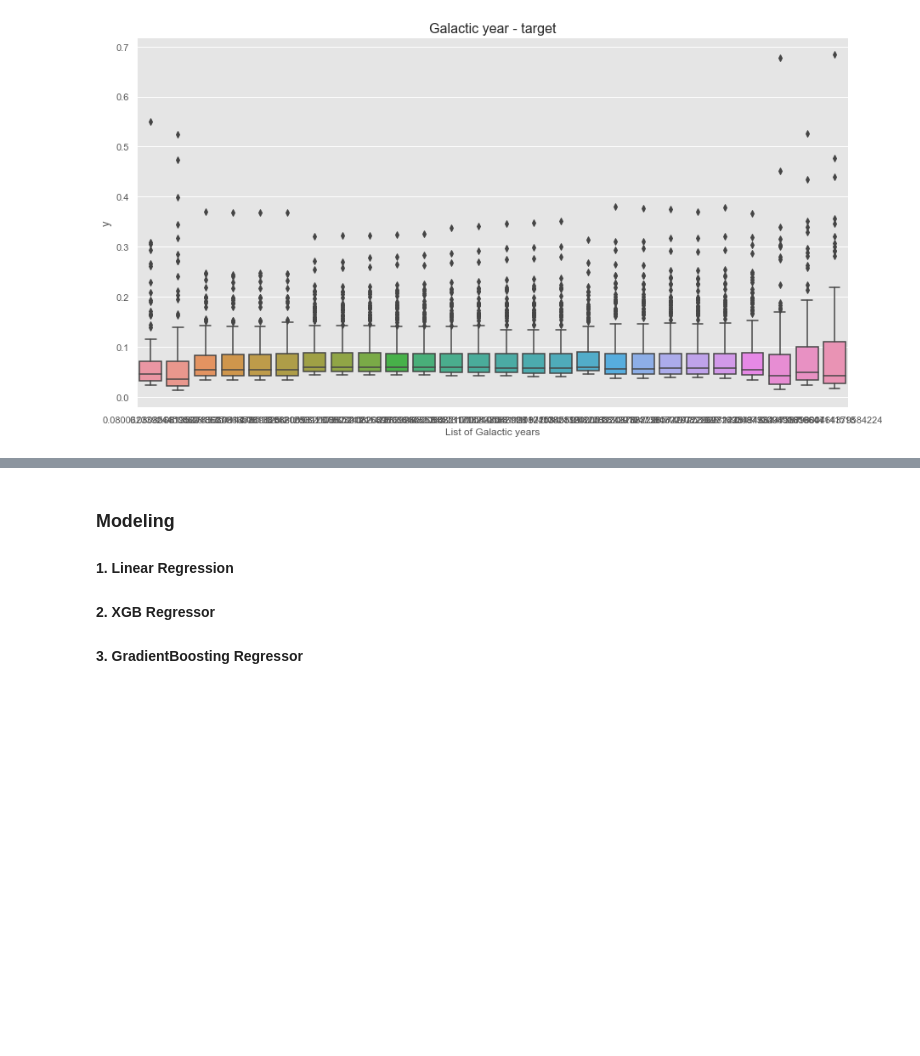
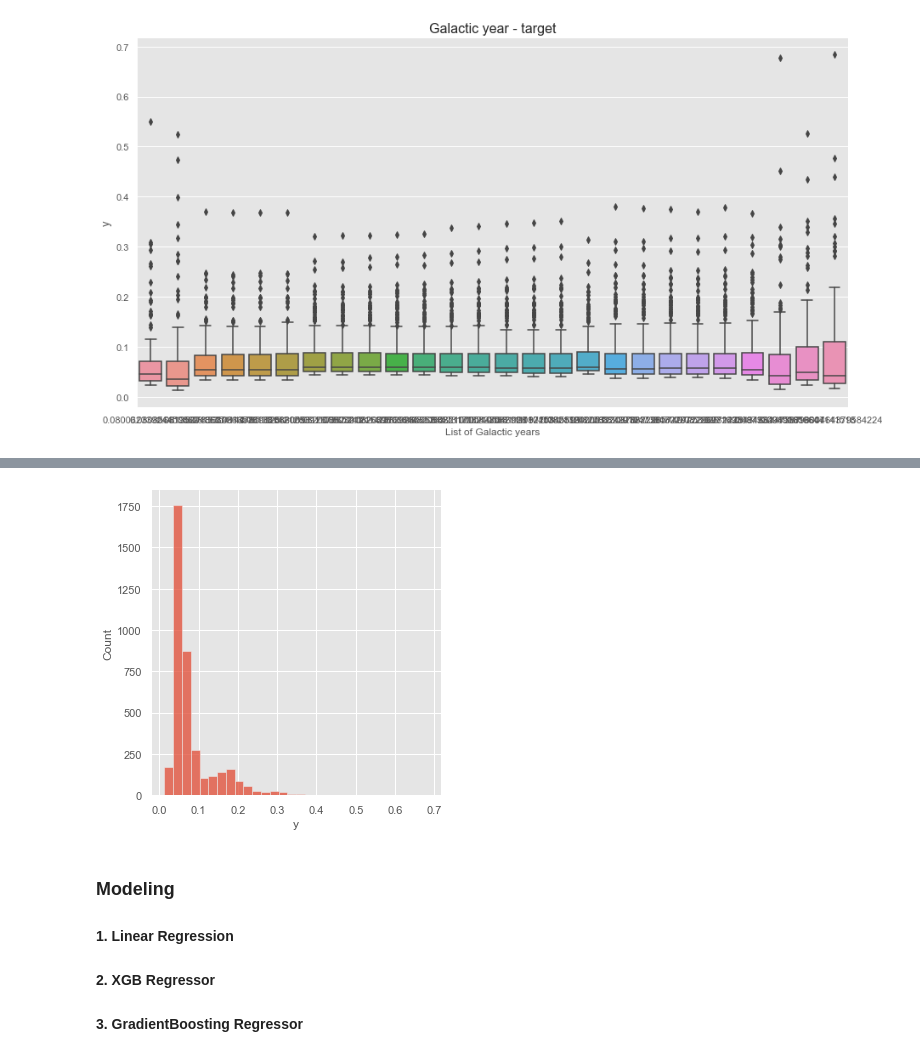
Before and after one commit to kamalzada/Machine-Learning-Projects, a Jupyter notebook: Capstone-Projects/Capstone-Project#2.ipynb, the cells around one changed output, grey strips where cells are left out. Cells and saved outputs as stored; diff of their text form; code cells hidden in the pictures; blank space fills up the shorter version.

```diff
--- a/Capstone-Projects/Capstone-Project#2.ipynb
+++ b/Capstone-Projects/Capstone-Project#2.ipynb
@@ -539,3 +553,9 @@ for f in cols:
+# %%
+#Lastly, let's check the distribution of our target variable. This will be useful at the end in the prediction phase
+sns.displot(df_train['y'], bins=30)
+plt.show()
+# %% [output]
+[figure, added]
 # %% [markdown]
 ### Modeling
 #### 1. Linear Regression
```
Also changed, not shown: parts of 52 cells of this notebook.
